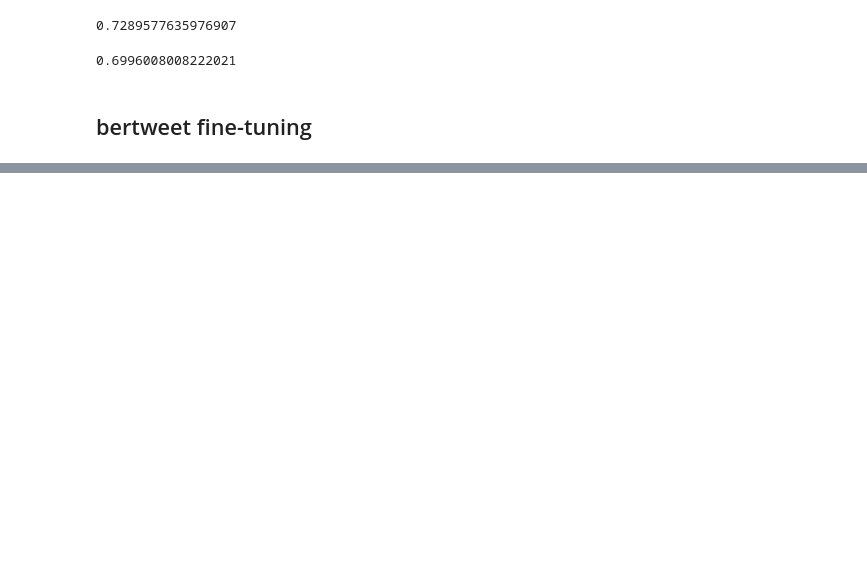
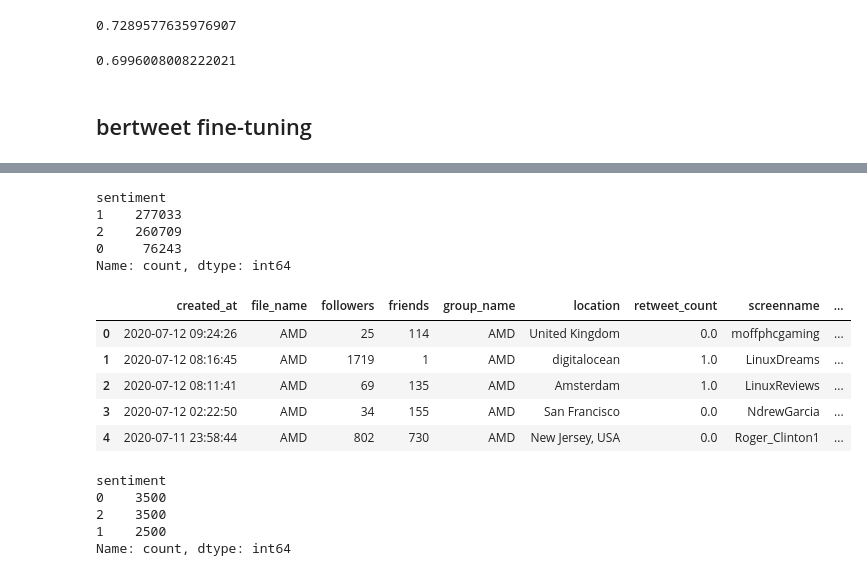
Before and after one commit to GeorgH02/thesis-code-3, a Jupyter notebook: SA BERT.ipynb, the cells around one changed output, grey strips where cells are left out. Cells and saved outputs as stored; diff of their text form; code cells hidden in the pictures; blank space fills up the shorter version.

```diff
--- a/SA BERT.ipynb
+++ b/SA BERT.ipynb
@@ -417,0 +518,40 @@ wandb: Paste an API key from your profile and hit enter, or press ctrl+c to quit
+# %%
+df_tweets_bigtech["sentiment"].value_counts()
+# %% [output]
+sentiment
+1    277033
+2    260709
+0     76243
+Name: count, dtype: int64
+# %%
+# creating a random sample from the data with equally distributed sentiment labels
+
+df_tweets_bigtech_negative = df_tweets_bigtech[df_tweets_bigtech["sentiment"]==0]
+#negative_sample = df_tweets_bigtech_negative.sample(n=3500)
+# random sampling leads to error in predicting
+negative_sample = df_tweets_bigtech_negative[:3500]
+
+
+df_tweets_bigtech_neutral = df_tweets_bigtech[df_tweets_bigtech["sentiment"]==1]
+neutral_sample = df_tweets_bigtech_neutral[:2500]
+
+df_tweets_bigtech_positive = df_tweets_bigtech[df_tweets_bigtech["sentiment"]==2]
+positive_sample = df_tweets_bigtech_positive[:3500]
+
+df_tweets_bigtech_10ksample = pd.concat([negative_sample, neutral_sample, positive_sample], axis=0, ignore_index=True)
+df_tweets_bigtech_10ksample.head()
+# %% [output]
+|  | created_at | file_name | followers | friends | group_name | location | retweet_count | screenname | ... |
+| 0 | 2020-07-12 09:24:26 | AMD | 25 | 114 | AMD | United Kingdom | 0.0 | moffphcgaming | ... |
+| 1 | 2020-07-12 08:16:45 | AMD | 1719 | 1 | AMD | digitalocean | 1.0 | LinuxDreams | ... |
+| 2 | 2020-07-12 08:11:41 | AMD | 69 | 135 | AMD | Amsterdam | 1.0 | LinuxReviews | ... |
+| 3 | 2020-07-12 02:22:50 | AMD | 34 | 155 | AMD | San Francisco | 0.0 | NdrewGarcia | ... |
+| 4 | 2020-07-11 23:58:44 | AMD | 802 | 730 | AMD | New Jersey, USA | 0.0 | Roger_Clinton1 | ... |
+# %%
+df_tweets_bigtech_10ksample["sentiment"].value_counts()
+# %% [output]
+sentiment
+0    3500
+2    3500
+1    2500
+Name: count, dtype: int64
```
Also changed, not shown: parts of 22 cells of this notebook.
